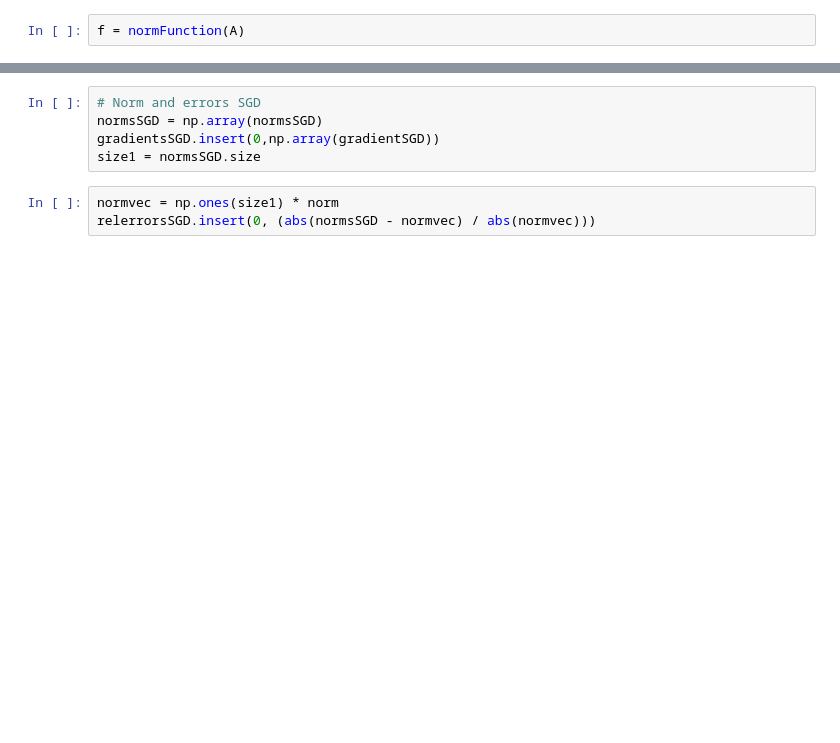
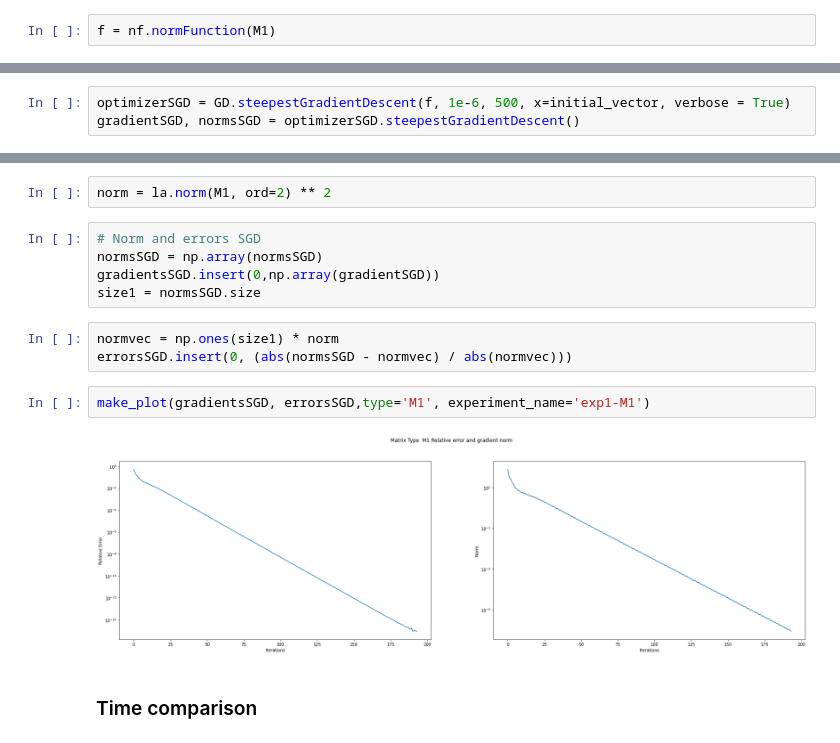
Before and after one commit to vlnraf/CM-project, a Jupyter notebook: Untitled.ipynb, the cells around one changed output, grey strips where cells are left out. Cells and saved outputs as stored; diff of their text form; blank space fills up the shorter version.

Commit message:
gradient descent algorithm

```diff
--- a/Untitled.ipynb
+++ b/Untitled.ipynb
@@ -161,3 +23,3 @@ relerrorsSGD = []
 gradientsSGD = []
 # %%
-f = normFunction(A)
+f = nf.normFunction(M1)
@@ -195,0 +28,3 @@ print(norm)
+# %%
+optimizerSGD = GD.steepestGradientDescent(f, 1e-6, 500, x=initial_vector, verbose = True)
+gradientSGD, normsSGD = optimizerSGD.steepestGradientDescent()
@@ -196,3 +49,5 @@ print(norm)
+# %%
+norm = la.norm(M1, ord=2) ** 2
 # %%
 # Norm and errors SGD
 normsSGD = np.array(normsSGD)
@@ -200,4 +55,10 @@ gradientsSGD.insert(0,np.array(gradientSGD))
 size1 = normsSGD.size
 # %%
 normvec = np.ones(size1) * norm
-relerrorsSGD.insert(0, (abs(normsSGD - normvec) / abs(normvec)))
+errorsSGD.insert(0, (abs(normsSGD - normvec) / abs(normvec)))
+# %%
+make_plot(gradientsSGD, errorsSGD,type='M1', experiment_name='exp1-M1')
+# %% [output]
+[figure, added]
+# %% [markdown]
+### Time comparison
```
Also changed, not shown: parts of 61 cells of this notebook, 1 other file.
